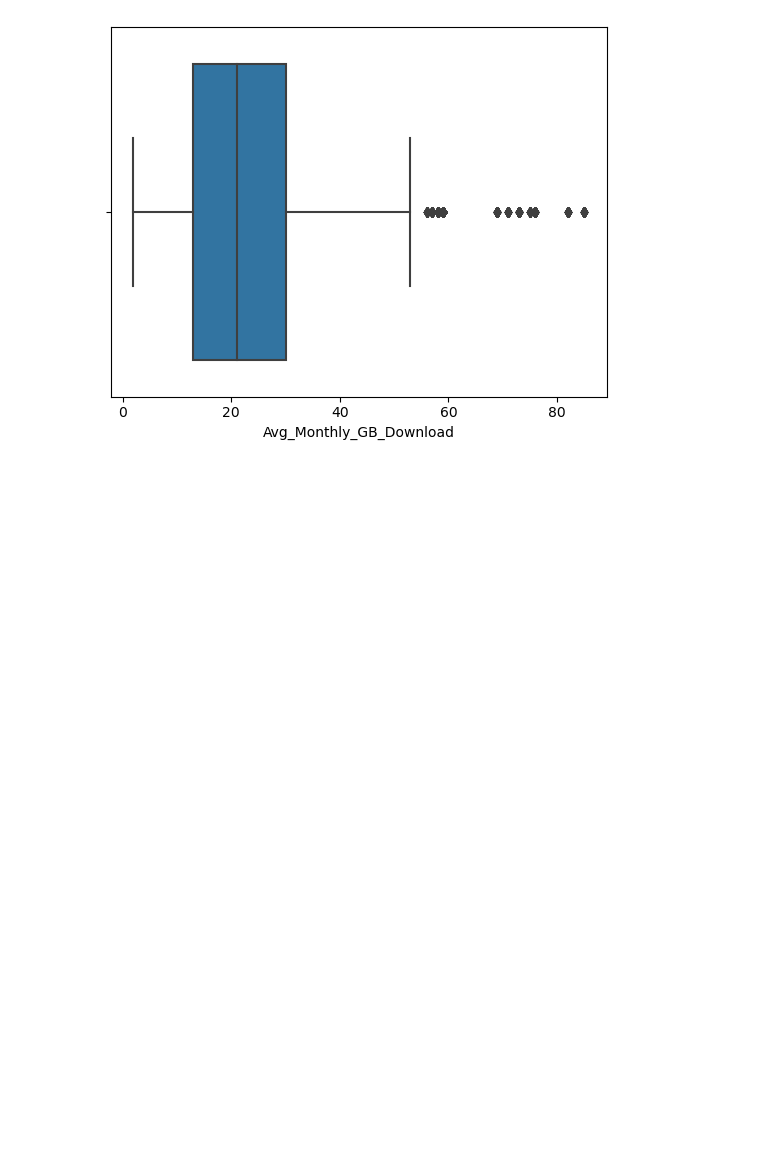
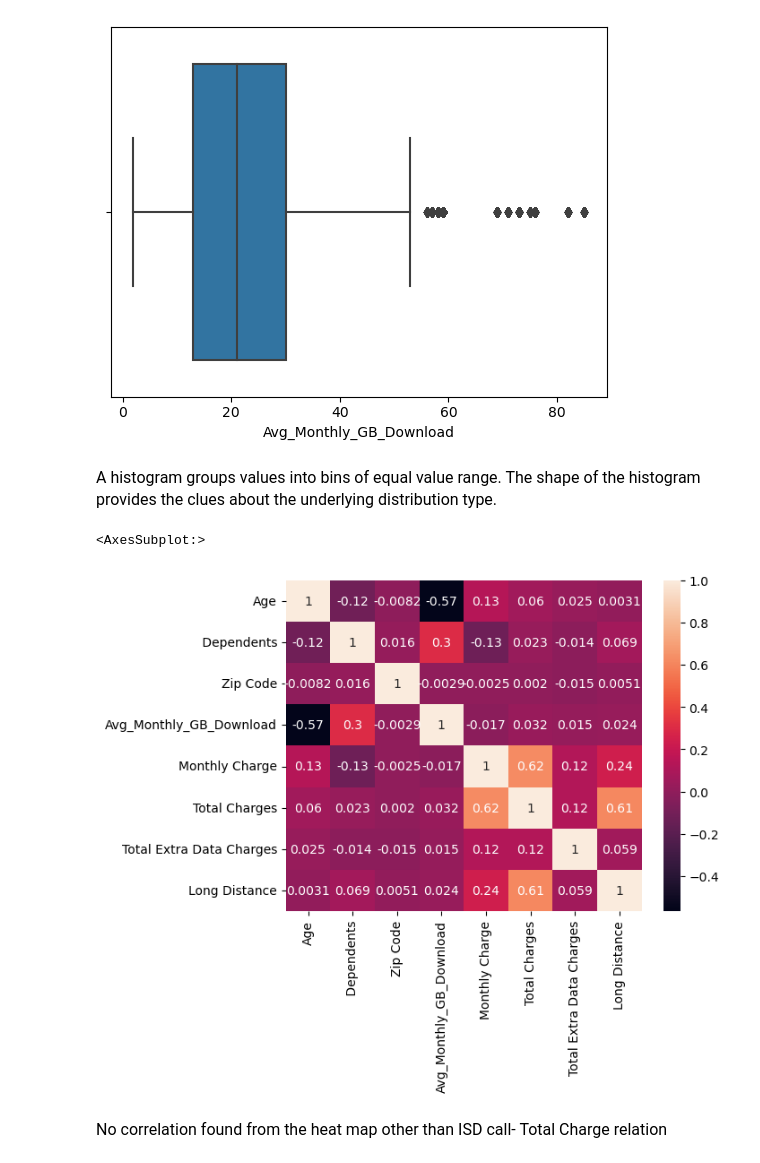
Before and after one commit to surajdatascience/rough, a Jupyter notebook: Assignment .ipynb, the cells around one changed output. Saved outputs shown, nothing was run; the diff lists cells and outputs as text; code cells hidden in the pictures; blank space fills up the shorter version.

```diff
--- a/Assignment .ipynb
+++ b/Assignment .ipynb
@@ -176,3 +178,12 @@ cust_No=df["Customer ID"].size
 sns.boxplot(x = 'Avg_Monthly_GB_Download', data = df);
 # %% [output]
 [figure]
+# %% [markdown]
+<font face="Eras Light ITC" size=3> A histogram groups values into bins of equal value range. The shape of the histogram provides the clues about the underlying distribution type.
+# %%
+sns.heatmap(df.corr(),annot=True)
+# %% [output]
+<AxesSubplot:>
+[figure, added]
+# %% [markdown]
+<font face="Eras Light ITC" size=3>No correlation found from the heat map other than ISD call- Total Charge relation
```
Also changed, not shown: parts of 18 cells of this notebook.
